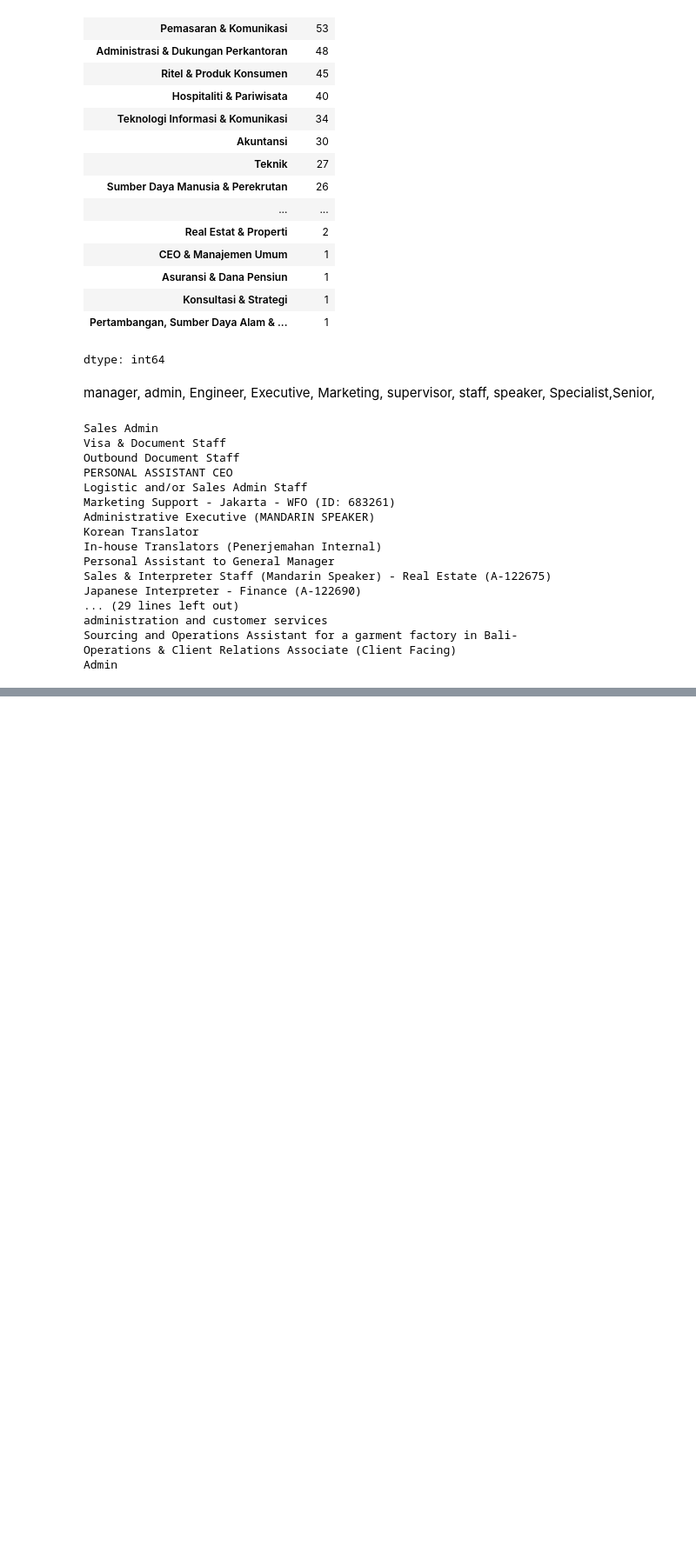
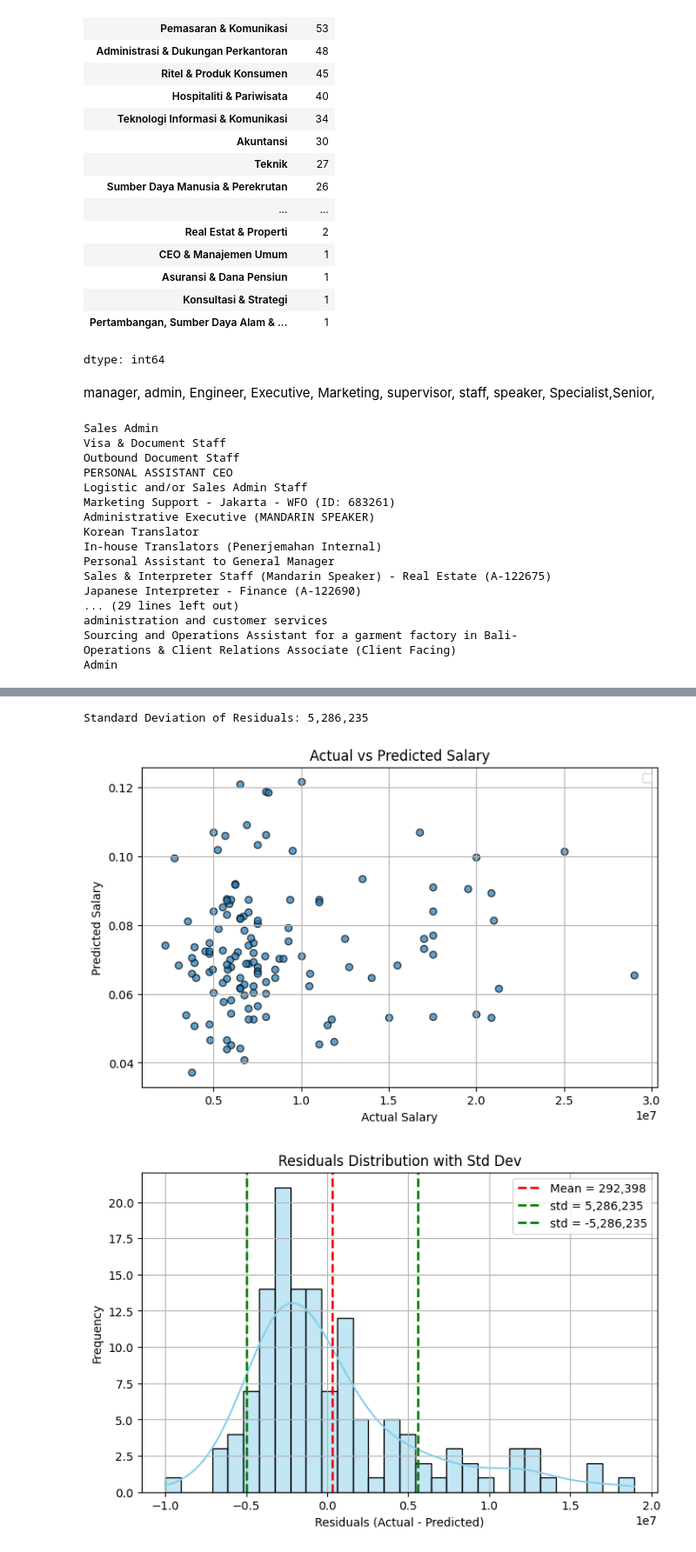
Before and after one commit to Jasman123/Web_scraping_and_Job_Analyze, a Jupyter notebook: Github_Project_WebScraping_Cities_featues.ipynb, the cells around one changed output, grey strips where cells are left out. Shown at 87% size. Saved outputs shown, nothing was run; the diff lists cells and outputs as text; code cells hidden in the pictures; blank space fills up the shorter version.

```diff
--- a/Github_Project_WebScraping_Cities_featues.ipynb
+++ b/Github_Project_WebScraping_Cities_featues.ipynb
@@ -794,0 +750,20 @@ plt.show()
+# %%
+y_pred = model.predict(val_ds).reshape(-1)
+y_true = []
+for _, labels in val_ds:
+    y_true.extend(labels.numpy())
+y_true = np.array(y_true).reshape(-1)
+
+y_pred_real = scaler.inverse_transform(y_pred.reshape(-1, 1)).flatten()
+y_true_real = scaler.inverse_transform(y_true.reshape(-1, 1)).flatten()
+
+
+import pandas as pd
+results_df = pd.DataFrame({
+    "Actual_Salary": y_true_real,
+    "Predicted_Salary": y_pred_real,
+    "Residual": y_true_real - y_pred_real,
+    "Percentage_Error": ((y_true_real - y_pred_real) / y_true_real) * 100
+})
+
+print(results_df.head(10))
@@ -794,0 +784,41 @@ plt.show()
+# %%
+# Residuals (errors)
+residuals = results_df['Residual']
+std_margin = residuals.std()
+print(f"Standard Deviation of Residuals: {std_margin:,.0f}")
+
+# --- Scatter plot: Actual vs Predicted ---
+plt.figure(figsize=(8, 5))
+plt.scatter(y_test, y_pred, edgecolor='k', alpha=0.7)
+plt.xlabel("Actual Salary")
+plt.ylabel("Predicted Salary")
+plt.title("Actual vs Predicted Salary")
+
+# # Reference line (perfect prediction)
+# plt.plot([y_test.min(), y_test.max()],
+#          [y_test.min(), y_test.max()],
+#          'r--', lw=2, label="Perfect prediction")
+
+plt.legend()
+plt.grid(True)
+plt.show()
+
+# --- Residuals distribution with std ---
+plt.figure(figsize=(8, 5))
+sns.histplot(residuals, kde=True, bins=30, color="skyblue")
+
+# Add vertical lines for mean and ± std
+plt.axvline(residuals.mean(), color='red', linestyle='--', linewidth=2, label=f"Mean = {residuals.mean():,.0f}")
+plt.axvline(residuals.mean() + std_margin, color='green', linestyle='--', linewidth=2, label=f"std = {std_margin:,.0f}")
+plt.axvline(residuals.mean() - std_margin, color='green', linestyle='--', linewidth=2, label=f"std = {-1*std_margin:,.0f}")
+
+plt.xlabel("Residuals (Actual - Predicted)")
+plt.ylabel("Frequency")
+plt.title("Residuals Distribution with Std Dev")
+plt.legend()
+plt.grid(True)
+plt.show()
+# %% [output]
+Standard Deviation of Residuals: 5,286,235
+[figure, added]
+[figure, added]
```
Also changed, not shown: parts of 37 cells of this notebook.
